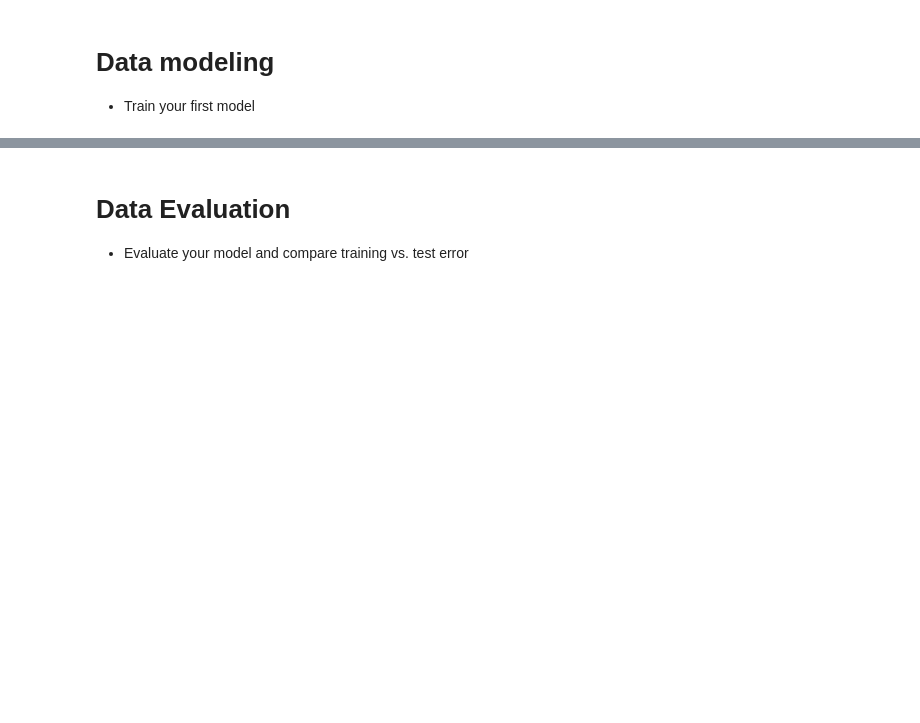
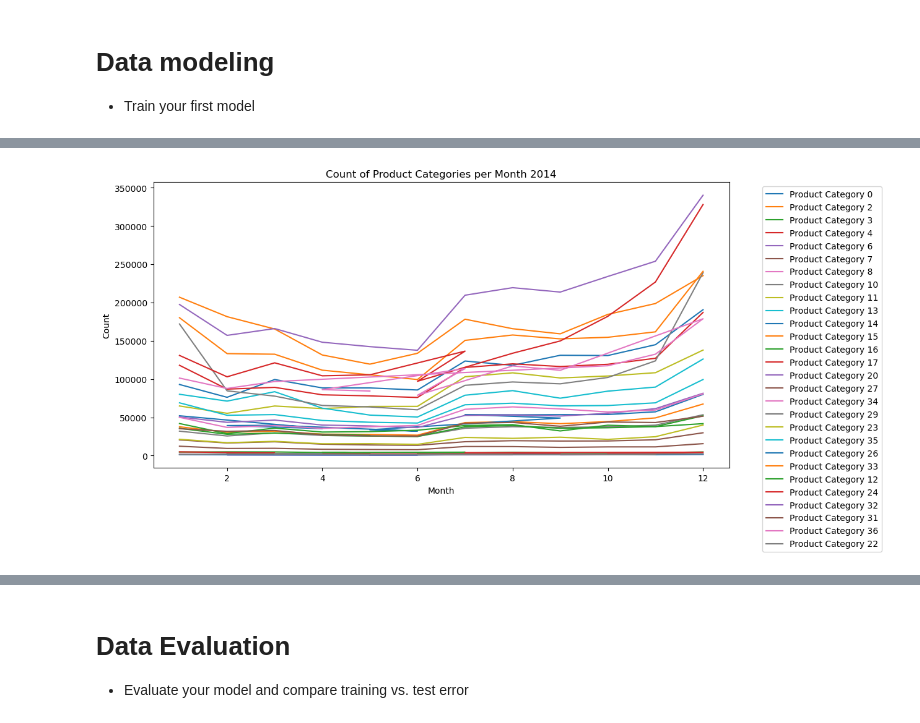
Before and after one commit to clairelin20523/dsc232r-amazon-predictive-modeling, a Jupyter notebook: milestone3.ipynb, the cells around one changed output, grey strips where cells are left out. Saved outputs shown, nothing was run; the diff lists cells and outputs as text; code cells hidden in the pictures; blank space fills up the shorter version.

Commit message:
Milestone3 Data Modeling

```diff
--- a/milestone3.ipynb
+++ b/milestone3.ipynb
@@ -134,0 +153,4 @@ df = df.filter(F.year(review_date_col) >= 2005)
+# %%
+# Data before 2010 is more irrelevent to forcaste future trends.
+df = df.filter(F.year(review_date_col) >= 2010)
+df.head(1)
@@ -216,3 +290,8 @@ grouped_df = df.groupby(review_date_col, product_parent_col).count()
 # %% [markdown]
 # Data modeling
 * Train your first model
+# %%
+train_df= train.select(col('review_date'), col('product_category_num'))
+train_df = train_df.withColumn("review_date", date_format(col("review_date"), "yyyy-MM"))
+train_df_1 = train_df.filter(year('review_date') == 2014)
+train_df_1.show(2)
@@ -218,0 +306,5 @@ grouped_df = df.groupby(review_date_col, product_parent_col).count()
+# %%
+train_df_1 = train_df_1.na.drop() # there were null in product_category_num column
+train_df_1.show()
+distinct_product_category_num = train_df_1.select("product_category_num").distinct()
+distinct_product_category_num.show(35)
@@ -218,0 +329,8 @@ grouped_df = df.groupby(review_date_col, product_parent_col).count()
+# %%
+# Group by 'year', 'month', and 'product_category_num' and count occurrences
+train_df_1 = train_df_1.withColumn("year", year("review_date"))
+train_df_1 = train_df_1.withColumn("month", month("review_date"))
+
+count_per_month = train_df_1.groupBy("year", "month", "product_category_num").agg(count("*").alias("count"))
+
+count_per_month.show()
@@ -218,0 +355,18 @@ grouped_df = df.groupby(review_date_col, product_parent_col).count()
+# %%
+# PLotting all product category # counts in year 2014
+df_pd = count_per_month.toPandas()
+
+plt.figure(figsize=(12, 6))
+
+# Loop product categories num and plot counts with different colors
+for category in df_pd['product_category_num'].unique():
+    df_cat = df_pd[df_pd['product_category_num'] == category]
+    plt.plot(df_cat['month'], df_cat['count'], label=f'Product Category {category}')
+
+plt.xlabel('Month')
+plt.ylabel('Count')
+plt.title('Count of Product Categories per Month 2014')
+plt.legend(bbox_to_anchor=(1.05, 1), loc='upper left')
+plt.show()
+# %% [output]
+[figure, added]
```
Also changed, not shown: parts of 28 cells of this notebook.
